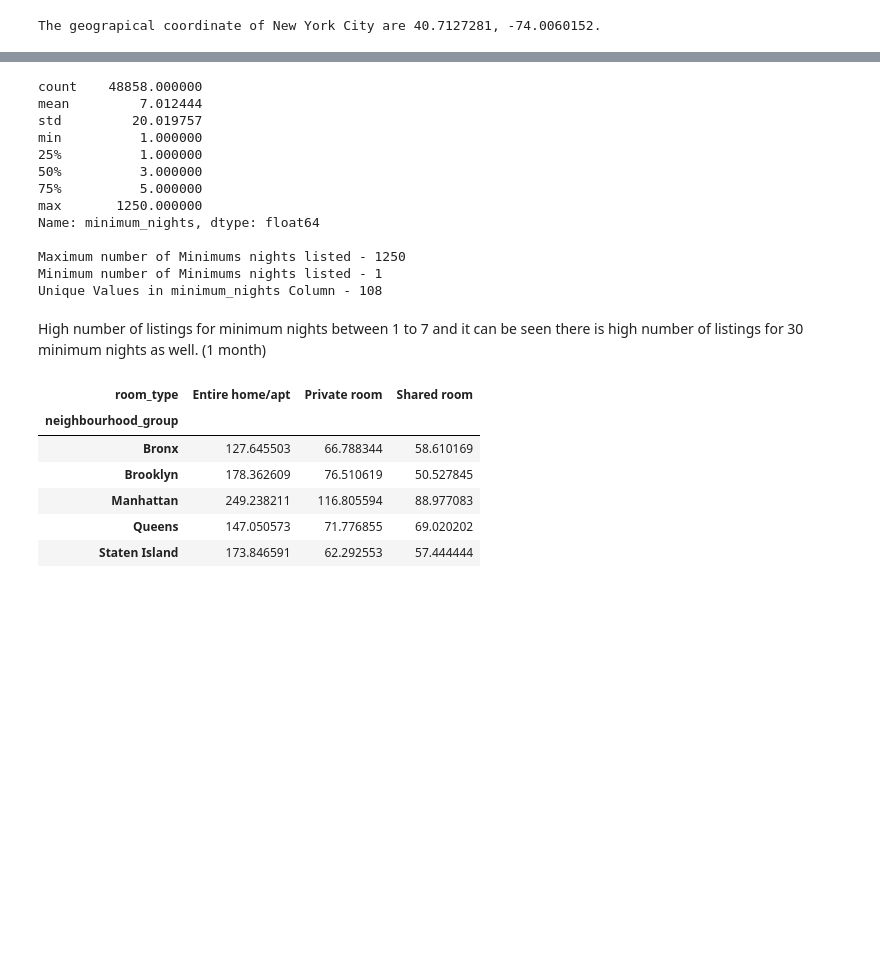
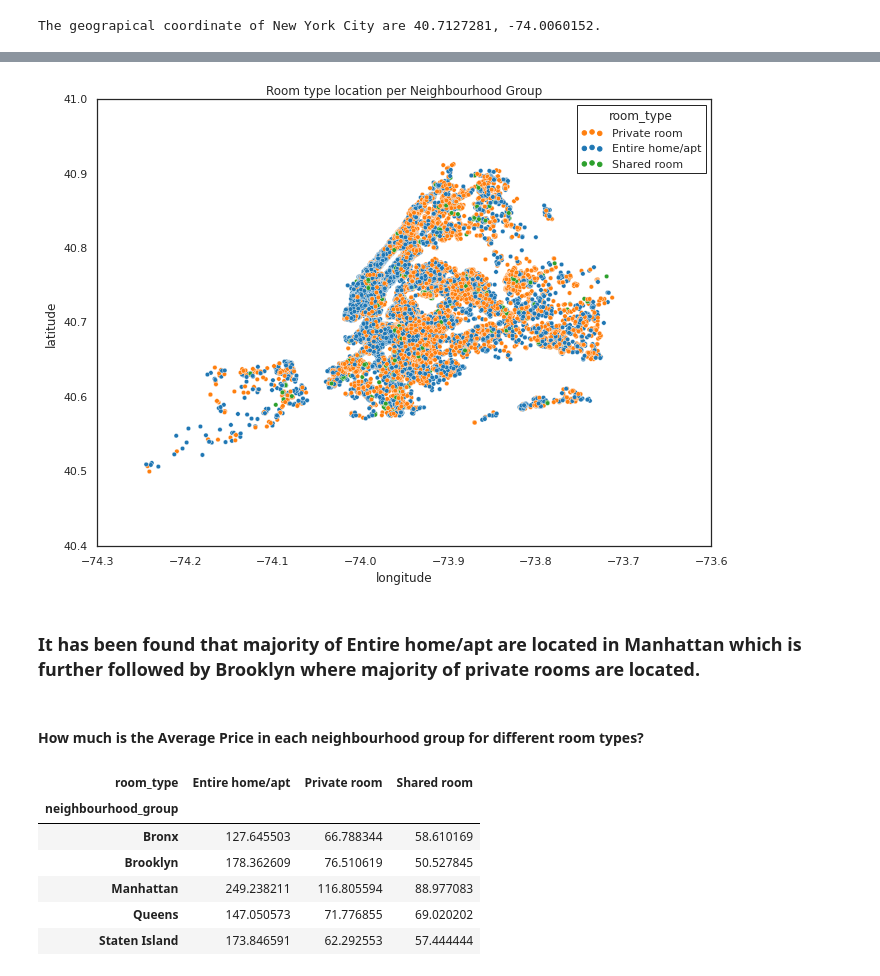
Before and after one commit to sourabhumarani/airbnb-booking, a Jupyter notebook: Airbnb_Bookings.ipynb, the cells around one changed output, grey strips where cells are left out. Drawn from its saved outputs; the diff is of its cells as text; code cells hidden in the pictures; blank space fills up the shorter version.

```diff
--- a/Airbnb_Bookings.ipynb
+++ b/Airbnb_Bookings.ipynb
@@ -446,23 +492,0 @@ sns.set_style('white')
-# %%
-#taking a look at minimum nights data
-print(df.minimum_nights.describe())
-
-print("\nMaximum number of Minimums nights listed -", df.minimum_nights.max())
-print("Minimum number of Minimums nights listed -", df.minimum_nights.min())
-print("Unique Values in minimum_nights Column -", len(df.minimum_nights.unique()))
-# %% [output]
-count    48858.000000
-mean         7.012444
-std         20.019757
-min          1.000000
-25%          1.000000
-50%          3.000000
-75%          5.000000
-max       1250.000000
-Name: minimum_nights, dtype: float64
-
-Maximum number of Minimums nights listed - 1250
-Minimum number of Minimums nights listed - 1
-Unique Values in minimum_nights Column - 108
-# %% [markdown]
-High number of listings for minimum nights between 1 to 7 and it can be seen there is high number of listings for 30 minimum nights as well. (1 month)
@@ -482,0 +493,19 @@ High number of listings for minimum nights between 1 to 7 and it can be seen the
+# %%
+
+#plot 5: Displaying Pie Chart of each room type based on location in the map
+
+#Here we are using the latitude and longitude again to understand easily the accurate locations of different types room types
+
+
+title = 'Room type location per Neighbourhood Group'
+plt.figure(figsize=(11,8))
+sns.scatterplot(x=loc.longitude,y=loc.latitude,hue=loc.room_type, palette=[ 'tab:orange', 'tab:blue', 'tab:green']).set_title(title)
+
+#Displaying the plot
+plt.show()
+# %% [output]
+[figure, added]
+# %% [markdown]
+### It has been found that majority of **Entire home/apt**  are located in **Manhattan** which is further followed by **Brooklyn** where majority of **private rooms** are located.
+# %% [markdown]
+#### **How much is the Average Price in each neighbourhood group for different room types?**
```
Also changed, not shown: parts of 56 cells of this notebook.
